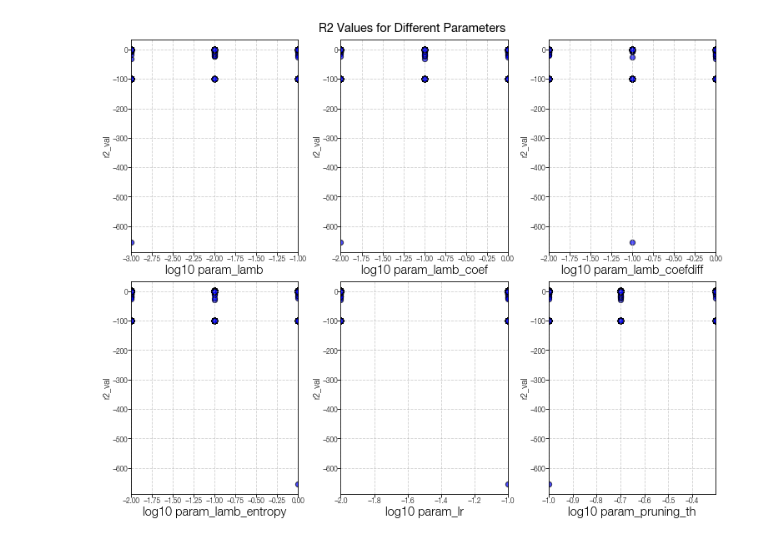
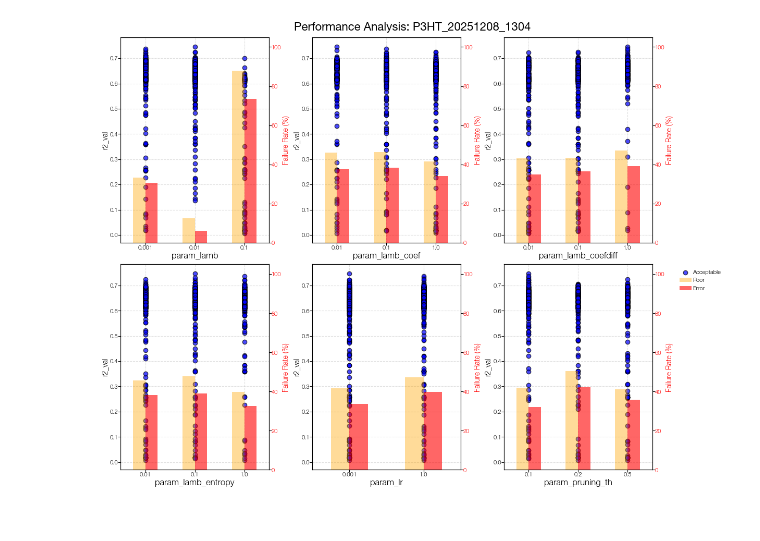
Before and after one commit to Hyein-coder/pykan, a Jupyter notebook: github/workflows/Hyein/material_01_P3HT.ipynb, the cells around one changed output. Saved outputs shown, nothing was run; the diff lists cells and outputs as text; code cells hidden in the pictures.

Commit message:
Separate the failed cases from parameter sweep results

```diff
--- a/github/workflows/Hyein/material_01_P3HT.ipynb
+++ b/github/workflows/Hyein/material_01_P3HT.ipynb
@@ -1,57 +1,21 @@
 # %%
 import pandas as pd
-from kan.custom_processing import (plot_data_per_interval,
-                                   plot_activation_and_spline_coefficients, get_masks)
-import matplotlib.pyplot as plt
 import os
-import datetime
-import json
-import numpy as np
 
 root_dir = os.path.join(os.getcwd())
 save_dir = os.path.join(root_dir, "custom_figures", "material_01")
 os.makedirs(save_dir, exist_ok=True)
 
-f_param = "P3HT_20251211_1539"
+f_param = "P3HT_20251208_1304"
 save_heading = os.path.join(save_dir, f_param + "_analysis")
 d_opt = pd.read_excel(os.path.join(root_dir, 'multkan_sweep_autosave', f_param + ".xlsx"), sheet_name='best_avg_by_params')
 d_opt_flat = d_opt.iloc[0]
 d_opt_flat = d_opt_flat.to_dict()
-# %%
-#TODO: Convert failed cases (-99) into bar graphs
-f_tuning = f_param
-df = pd.read_excel(os.path.join(root_dir, 'multkan_sweep_autosave', f_tuning + ".xlsx"), sheet_name='results')
-
-param_cols = [col for col in df.columns if 'param' in col and df[col].nunique() > 1]
-num_params = len(param_cols)
-cols = 3
-rows = int(np.ceil(num_params / cols))
-
-fig, axs = plt.subplots(rows, cols, figsize=(10, 4*rows), constrained_layout=True)
-axs = np.atleast_1d(axs).flatten()
-
-for i, param_name in enumerate(param_cols):
-    ax = axs[i]
-
-    if pd.api.types.is_numeric_dtype(df[param_name]):
-    # if False:
-        ax.scatter(np.log10(df[param_name]), df['r2_val'], alpha=0.7, c='blue', edgecolors='k')
-        ax.set_xlabel("log10 " + param_name, fontsize=14)
-    else:
-        ax.scatter(df[param_name], df['r2_val'], alpha=0.7, c='blue', edgecolors='k')
-        ax.set_xlabel(param_name, fontsize=14)
-    # ax.set_ylim([0, 1.05])
-    ax.set_ylabel('r2_val')
-    ax.grid(True, linestyle='--', alpha=0.6)
-
-# Hide any unused subplots if the grid is larger than the number of plots
-for i in range(num_params, len(axs)):
-    axs[i].axis('off')
-
-plt.suptitle("R2 Values for Different Parameters", fontsize=14)
-plt.show()
-# %% [output]
-[figure, removed]
+# %%
+from kan.experiments.multkan_hparam_sweep import plot_parameter_performance
+plot_parameter_performance(f_param, root_dir)
+# %% [output]
+[figure, added]
 # %%
 from sklearn.model_selection import train_test_split
 from sklearn.preprocessing import MinMaxScaler
```
Also changed, not shown: parts of 4 cells of this notebook, 10 other files.
